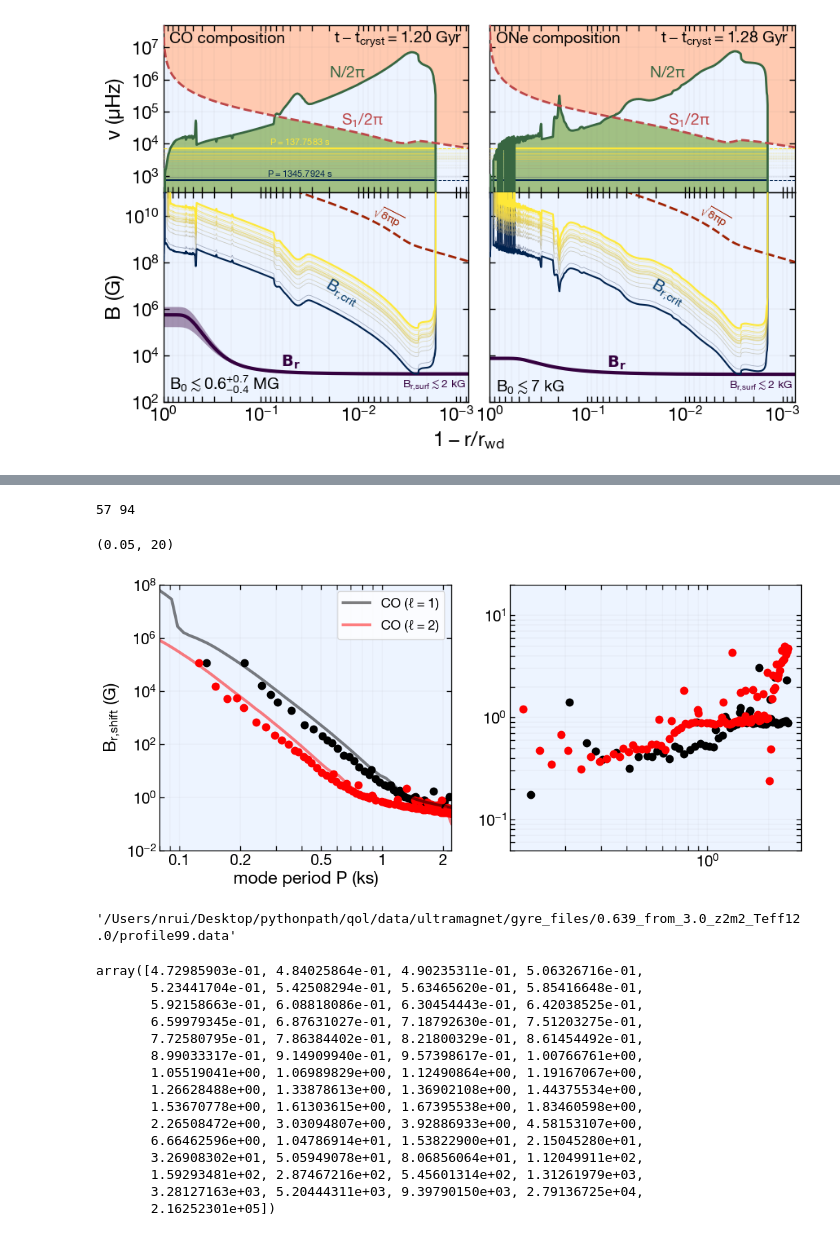
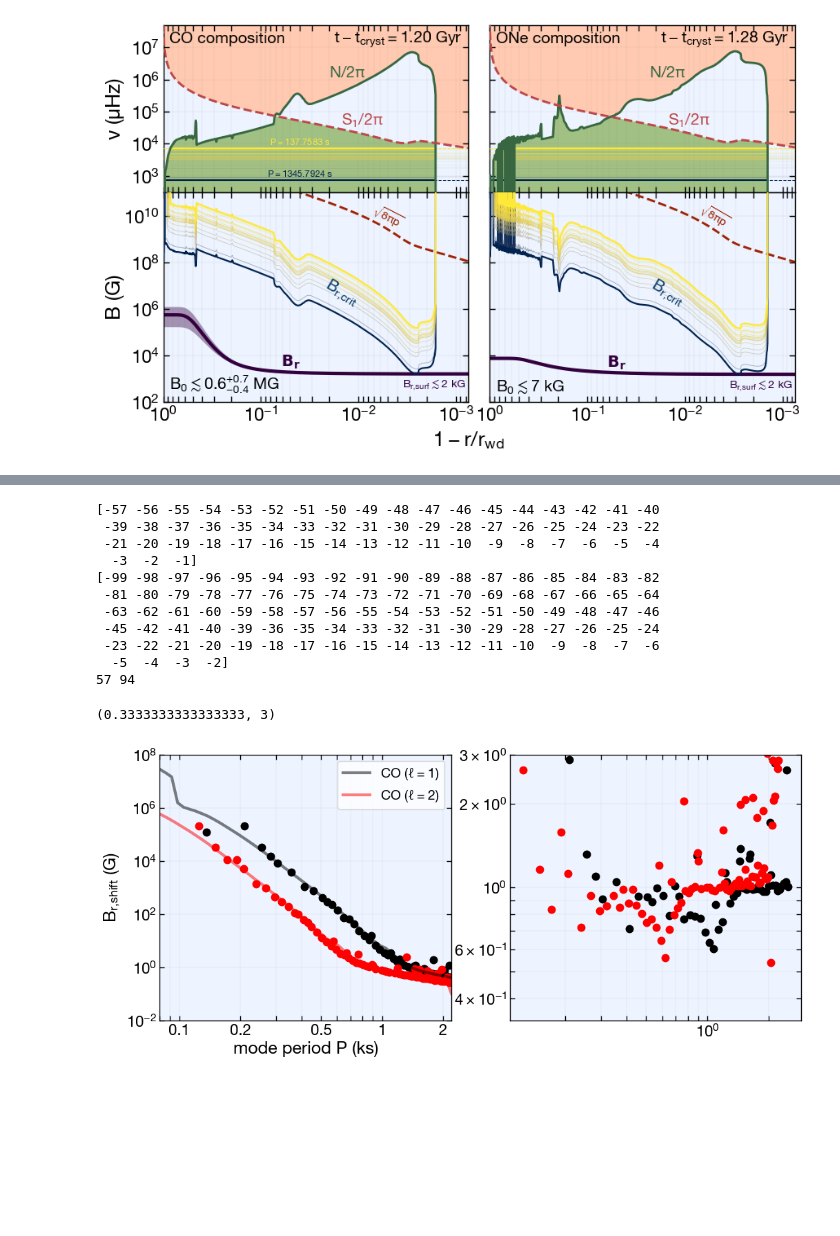
Before and after one commit to NicholasRui/qol, a Jupyter notebook: notebooks/ultramagnet_calculate_fields.ipynb, the cells around one changed output, grey strips where cells are left out. Saved outputs shown, nothing was run; the diff lists cells and outputs as text; code cells hidden in the pictures; blank space fills up the shorter version.

```diff
--- a/notebooks/ultramagnet_calculate_fields.ipynb
+++ b/notebooks/ultramagnet_calculate_fields.ipynb
@@ -588,33 +603,43 @@ for ii in range(1):
 
     ax2.scatter(P_ks_arr_l1, Brshift_nonasympt_RFH25_grid_l1 / Brshift_l1, c=c1)
     ax2.scatter(P_ks_arr_l2, Brshift_nonasympt_RFH25_grid_l2 / Brshift_l2, c=c2)
 
 
 
 
 
 
 
 
 ax.legend(loc='upper right')
 
 def format_ticks(value, pos):
     if value <= 0:
         return ''
     power = int(np.floor(np.round(np.log10(value),3)))
     numb = int(np.round(value / 10 ** power))
     if numb in [1, 2, 5]:
         return f'{int(numb) * 10 ** power}'
 
 ax.xaxis.set_major_formatter(ticker.FuncFormatter(format_ticks))
 ax.xaxis.set_minor_formatter(ticker.FuncFormatter(format_ticks))
 
 ax.set_ylim(1e-2, 1e8)
 
 
 ax2.set_yscale('log'); ax2.set_xscale('log')
-ax2.set_ylim(0.05, 20)
+ax2.set_ylim(1/3, 3)
 # %% [output]
+[-57 -56 -55 -54 -53 -52 -51 -50 -49 -48 -47 -46 -45 -44 -43 -42 -41 -40
+ -39 -38 -37 -36 -35 -34 -33 -32 -31 -30 -29 -28 -27 -26 -25 -24 -23 -22
+ -21 -20 -19 -18 -17 -16 -15 -14 -13 -12 -11 -10  -9  -8  -7  -6  -5  -4
+  -3  -2  -1]
+[-99 -98 -97 -96 -95 -94 -93 -92 -91 -90 -89 -88 -87 -86 -85 -84 -83 -82
+ -81 -80 -79 -78 -77 -76 -75 -74 -73 -72 -71 -70 -69 -68 -67 -66 -65 -64
+ -63 -62 -61 -60 -59 -58 -57 -56 -55 -54 -53 -52 -51 -50 -49 -48 -47 -46
+ -45 -42 -41 -40 -39 -36 -35 -34 -33 -32 -31 -30 -29 -28 -27 -26 -25 -24
+ -23 -22 -21 -20 -19 -18 -17 -16 -15 -14 -13 -12 -11 -10  -9  -8  -7  -6
+  -5  -4  -3  -2]
 57 94
-(0.05, 20)
+(0.3333333333333333, 3)
-[figure, old version]
+[figure, new version]
@@ -623,22 +645,0 @@ mesa_table = read_data(profile_fname)
-# %%
-profile_fname
-# %% [output]
-'/Users/nrui/Desktop/pythonpath/qol/data/ultramagnet/gyre_files/0.639_from_3.0_z2m2_Teff12.0/profile99.data'
-# %%
-Brshift_l1
-# %% [output]
-array([4.72985903e-01, 4.84025864e-01, 4.90235311e-01, 5.06326716e-01,
-       5.23441704e-01, 5.42508294e-01, 5.63465620e-01, 5.85416648e-01,
-       5.92158663e-01, 6.08818086e-01, 6.30454443e-01, 6.42038525e-01,
-       6.59979345e-01, 6.87631027e-01, 7.18792630e-01, 7.51203275e-01,
-       7.72580795e-01, 7.86384402e-01, 8.21800329e-01, 8.61454492e-01,
-       8.99033317e-01, 9.14909940e-01, 9.57398617e-01, 1.00766761e+00,
-       1.05519041e+00, 1.06989829e+00, 1.12490864e+00, 1.19167067e+00,
-       1.26628488e+00, 1.33878613e+00, 1.36902108e+00, 1.44375534e+00,
-       1.53670778e+00, 1.61303615e+00, 1.67395538e+00, 1.83460598e+00,
-       2.26508472e+00, 3.03094807e+00, 3.92886933e+00, 4.58153107e+00,
-       6.66462596e+00, 1.04786914e+01, 1.53822900e+01, 2.15045280e+01,
-       3.26908302e+01, 5.05949078e+01, 8.06856064e+01, 1.12049911e+02,
-       1.59293481e+02, 2.87467216e+02, 5.45601314e+02, 1.31261979e+03,
-       3.28127163e+03, 5.20444311e+03, 9.39790150e+03, 2.79136725e+04,
-       2.16252301e+05])
```
Also changed, not shown: parts of 7 cells of this notebook, 1 other file.
